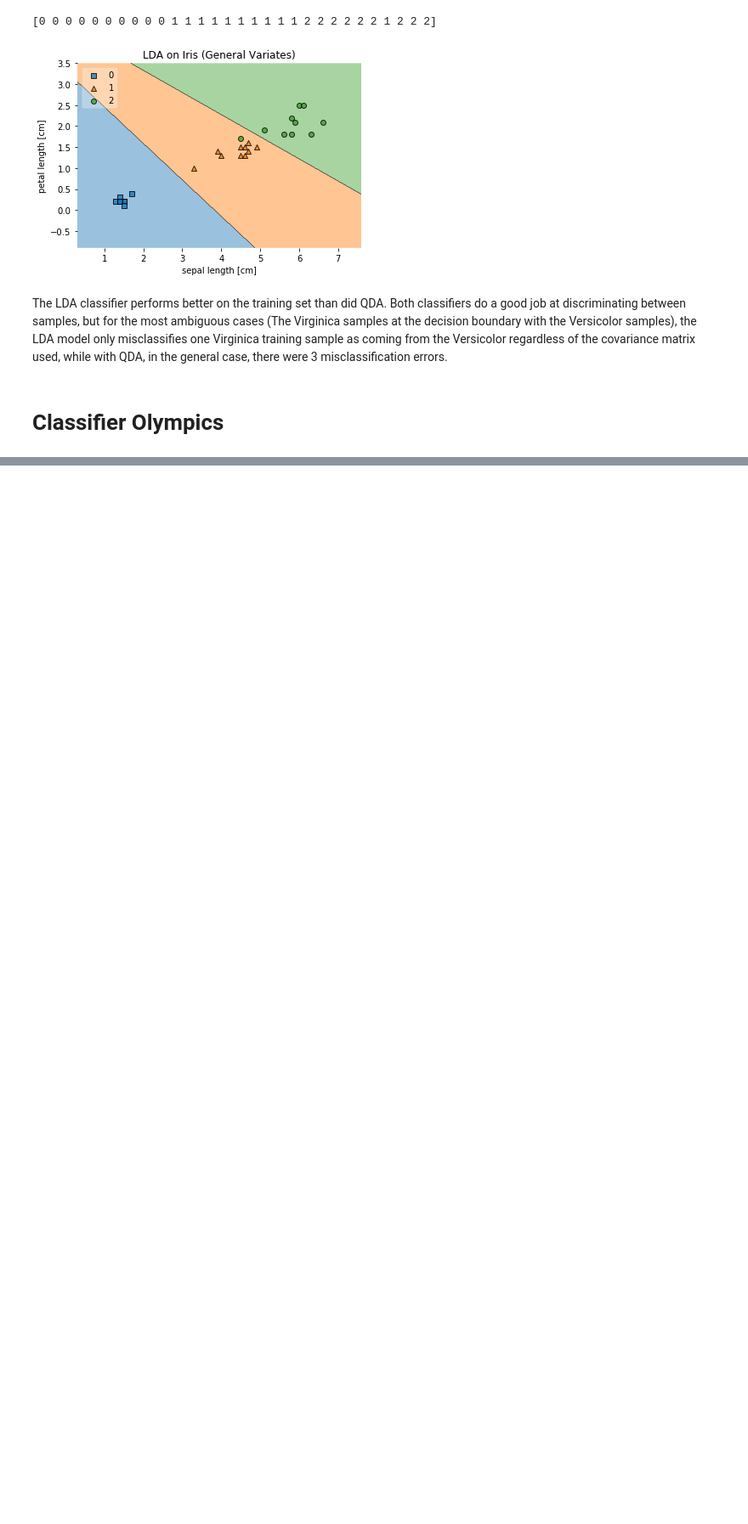
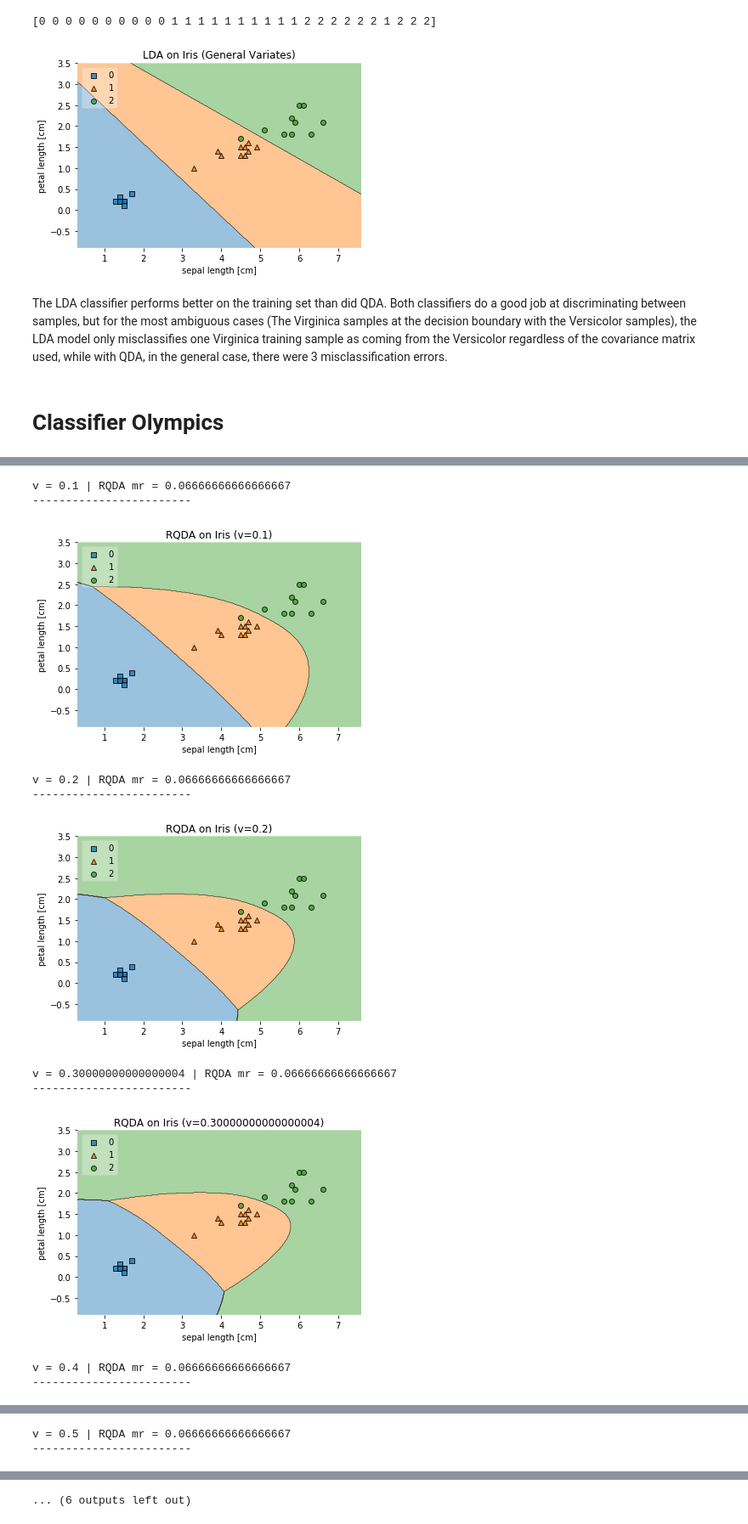
Before and after one commit to PascalPolygon/pattern_recognition, a Jupyter notebook: MP1/MP1.ipynb, the cells around one changed output, grey strips where cells are left out. Shown at 85% size. Drawn from its saved outputs; the diff is of its cells as text; code cells hidden in the pictures; blank space fills up the shorter version.

Commit message:
RQDA classifier and results

```diff
--- a/MP1/MP1.ipynb
+++ b/MP1/MP1.ipynb
@@ -198,0 +201,22 @@ LDA: 0.03333333333333333
+# %%
+    C, C_mle = resetC()
+    # v = 0.1
+    for v in np.arange(0.1, 1, 0.1):
+        C_r = RQDACov(C, C_mle, v)
+        RQDA = LQDA(C_r, u)
+        mr = RQDA.evaluate(val, y_val)
+        print(f'v = {v} | RQDA mr = {mr}')
+        print('------------------------')
+        plot_dec_reg(trn, y, RQDA, f'RQDA on Iris (v={v})')
+# %% [output]
+v = 0.1 | RQDA mr = 0.06666666666666667
+------------------------
+[figure, added]
+v = 0.2 | RQDA mr = 0.06666666666666667
+------------------------
+[figure, added]
+v = 0.30000000000000004 | RQDA mr = 0.06666666666666667
+------------------------
+[figure, added]
+v = 0.4 | RQDA mr = 0.06666666666666667
+------------------------
@@ -198,0 +224,2 @@ LDA: 0.03333333333333333
+v = 0.5 | RQDA mr = 0.06666666666666667
+------------------------
@@ -198,0 +230 @@ LDA: 0.03333333333333333
+... (6 outputs left out)
```
Also changed, not shown: parts of 7 cells of this notebook.
